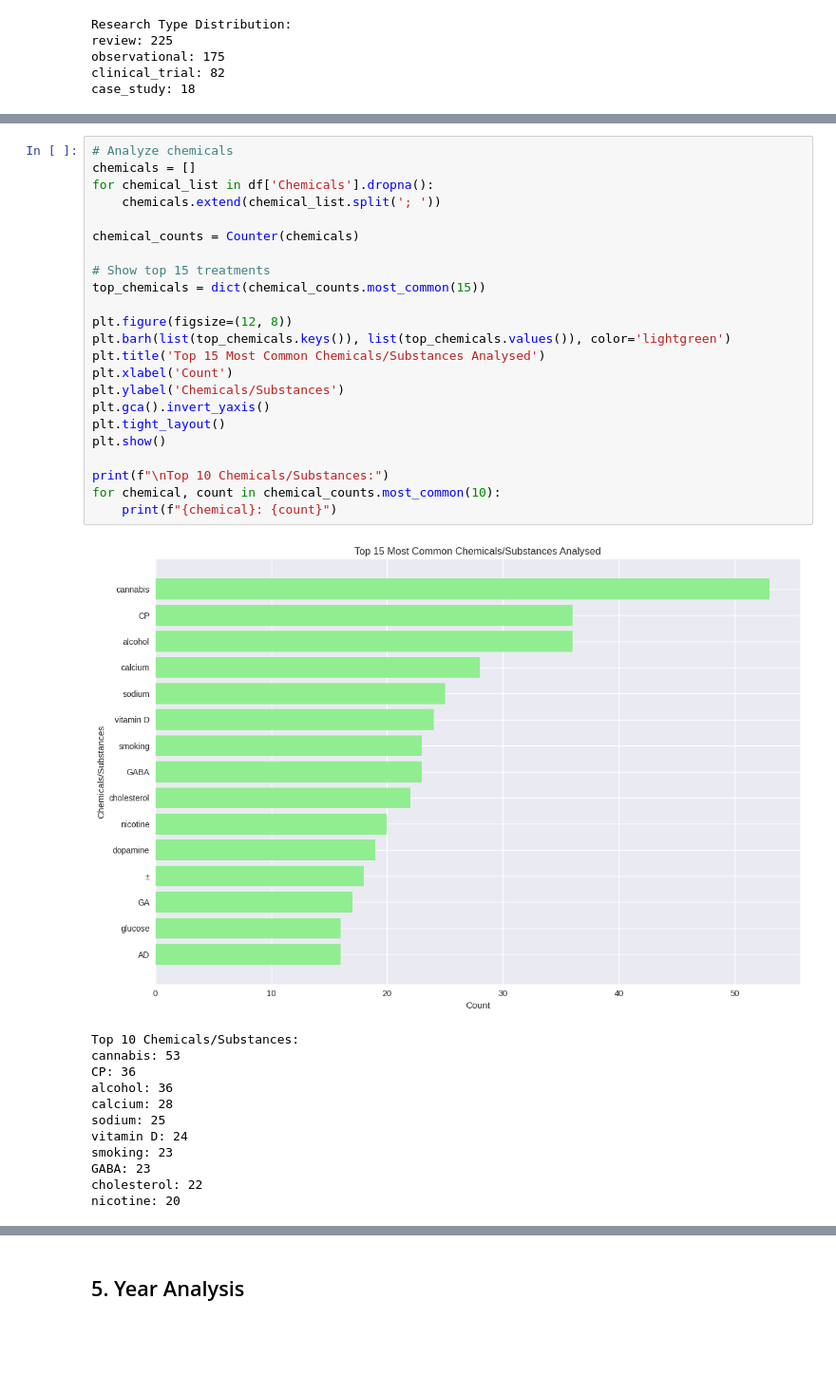
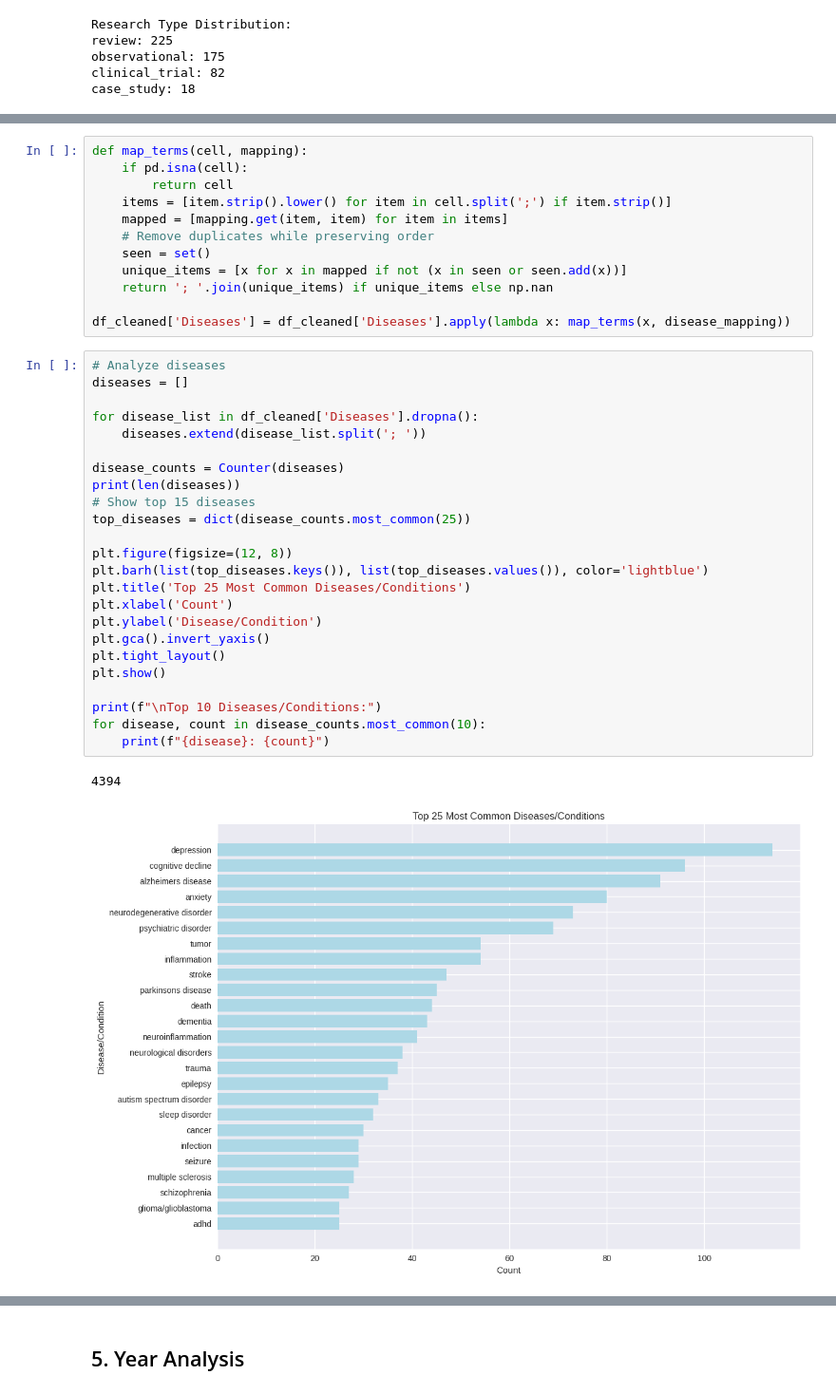
Before and after one commit to dghvici/Biomedical-Text-Classification, a Jupyter notebook: EDA_Notebook.ipynb, the cells around one changed output, grey strips where cells are left out. Shown at 95% size. Cells and saved outputs as stored; diff of their text form; blank space fills up the shorter version.

```diff
--- a/EDA_Notebook.ipynb
+++ b/EDA_Notebook.ipynb
@@ -214,36 +854,39 @@ tumor: 87
+# %%
+def map_terms(cell, mapping):
+    if pd.isna(cell):
+        return cell
+    items = [item.strip().lower() for item in cell.split(';') if item.strip()]
+    mapped = [mapping.get(item, item) for item in items]
+    # Remove duplicates while preserving order
+    seen = set()
+    unique_items = [x for x in mapped if not (x in seen or seen.add(x))]
+    return '; '.join(unique_items) if unique_items else np.nan
+
+df_cleaned['Diseases'] = df_cleaned['Diseases'].apply(lambda x: map_terms(x, disease_mapping))
 # %%
-# Analyze chemicals
-chemicals = []
-for chemical_list in df['Chemicals'].dropna():
-    chemicals.extend(chemical_list.split('; '))
+# Analyze diseases
+diseases = []
 
-chemical_counts = Counter(chemicals)
+for disease_list in df_cleaned['Diseases'].dropna():
+    diseases.extend(disease_list.split('; '))
 
-# Show top 15 treatments
-top_chemicals = dict(chemical_counts.most_common(15))
+disease_counts = Counter(diseases)
+print(len(diseases))
+# Show top 15 diseases
+top_diseases = dict(disease_counts.most_common(25))
 
 plt.figure(figsize=(12, 8))
-plt.barh(list(top_chemicals.keys()), list(top_chemicals.values()), color='lightgreen')
-plt.title('Top 15 Most Common Chemicals/Substances Analysed')
+plt.barh(list(top_diseases.keys()), list(top_diseases.values()), color='lightblue')
+plt.title('Top 25 Most Common Diseases/Conditions')
 plt.xlabel('Count')
-plt.ylabel('Chemicals/Substances')
+plt.ylabel('Disease/Condition')
 plt.gca().invert_yaxis()
 plt.tight_layout()
 plt.show()
 
-print(f"\nTop 10 Chemicals/Substances:")
-for chemical, count in chemical_counts.most_common(10):
-    print(f"{chemical}: {count}")
+print(f"\nTop 10 Diseases/Conditions:")
+for disease, count in disease_counts.most_common(10):
+    print(f"{disease}: {count}")
 # %% [output]
+4394
-[figure, old version]
+[figure, new version]
-Top 10 Chemicals/Substances:
-cannabis: 53
-CP: 36
-alcohol: 36
-calcium: 28
-sodium: 25
-vitamin D: 24
-smoking: 23
-GABA: 23
-cholesterol: 22
-nicotine: 20
```
Also changed, not shown: parts of 25 cells of this notebook.
